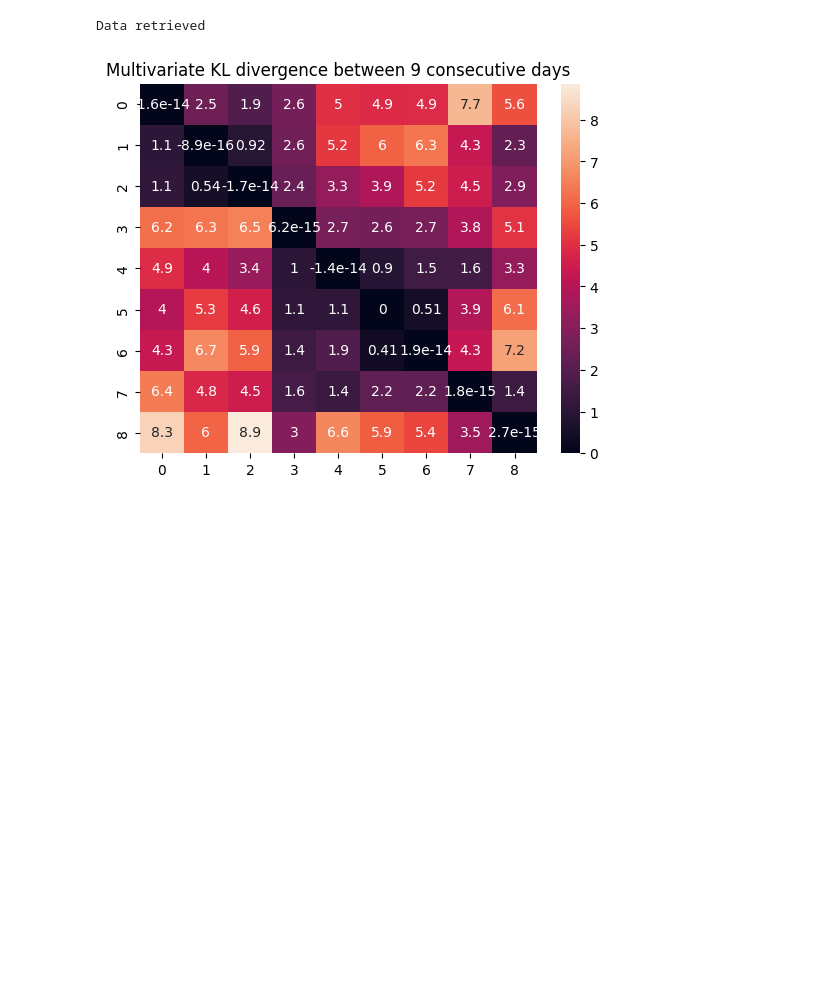
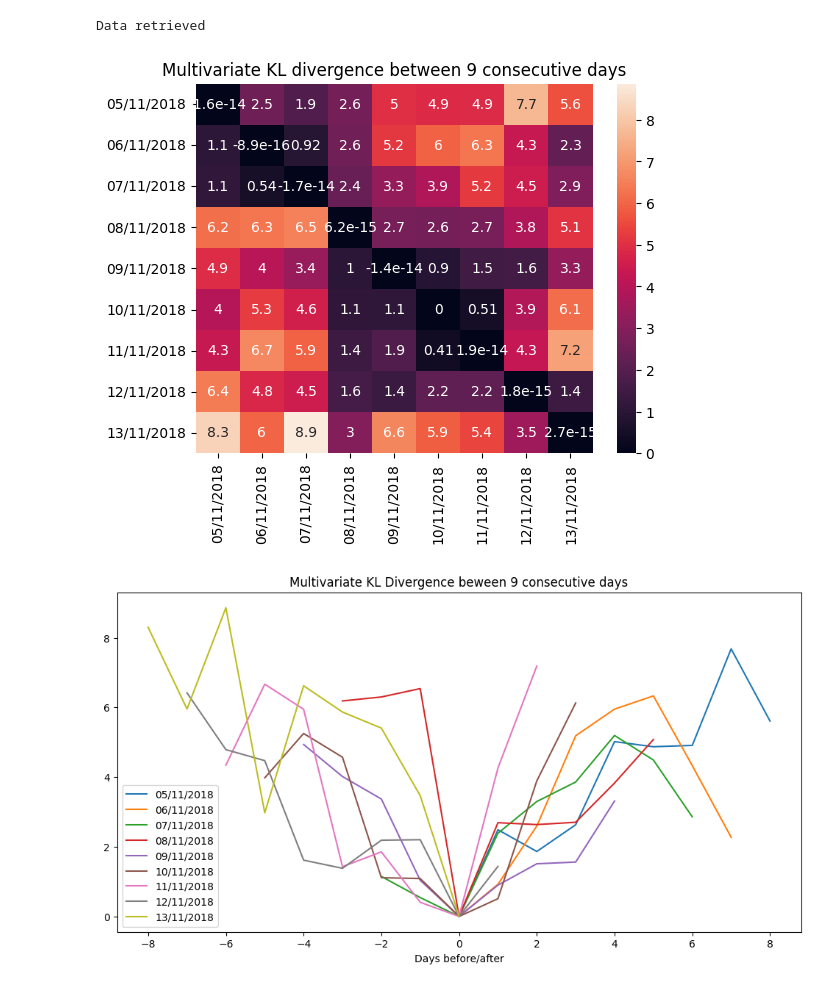
Before and after one commit to fredrikSveen/time_series_gan_project, a Jupyter notebook: intrasensor_divergence.ipynb, the cells around one changed output. Cells and saved outputs as stored; diff of their text form; code cells hidden in the pictures; blank space fills up the shorter version.

```diff
--- a/intrasensor_divergence.ipynb
+++ b/intrasensor_divergence.ipynb
@@ -195,5 +159,19 @@ Data retrieved
 # %%
 KL = mv_kl_dfs(mv_days_df)
-plot_kl(KL, title="Multivariate KL divergence between 9 consecutive days")
+plot_kl(KL, axis_labels=days_df.keys(), title="Multivariate KL divergence between 9 consecutive days")
 # %% [output]
-[figure, old version]
+[figure, new version]
+# %%
+start_point = 0
+
+plt.figure(figsize=(12,6))
+for line in KL:
+    x = range(start_point, start_point + 9)
+    plt.plot(x, line)
+    start_point -= 1
+plt.legend(days_df.keys())
+plt.xlabel('Days before/after')
+plt.title('Multivariate KL Divergence beween 9 consecutive days')
+plt.show()
+# %% [output]
+[figure, added]
```
Also changed, not shown: parts of 6 cells of this notebook, 3 other files.
